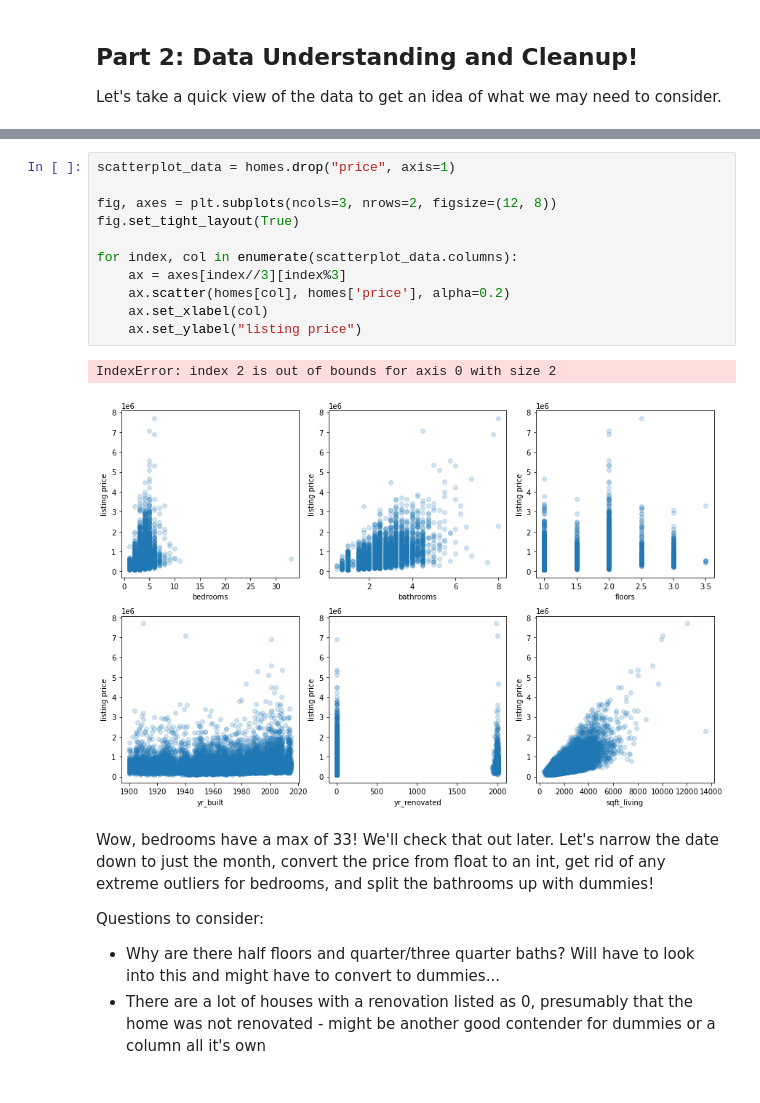
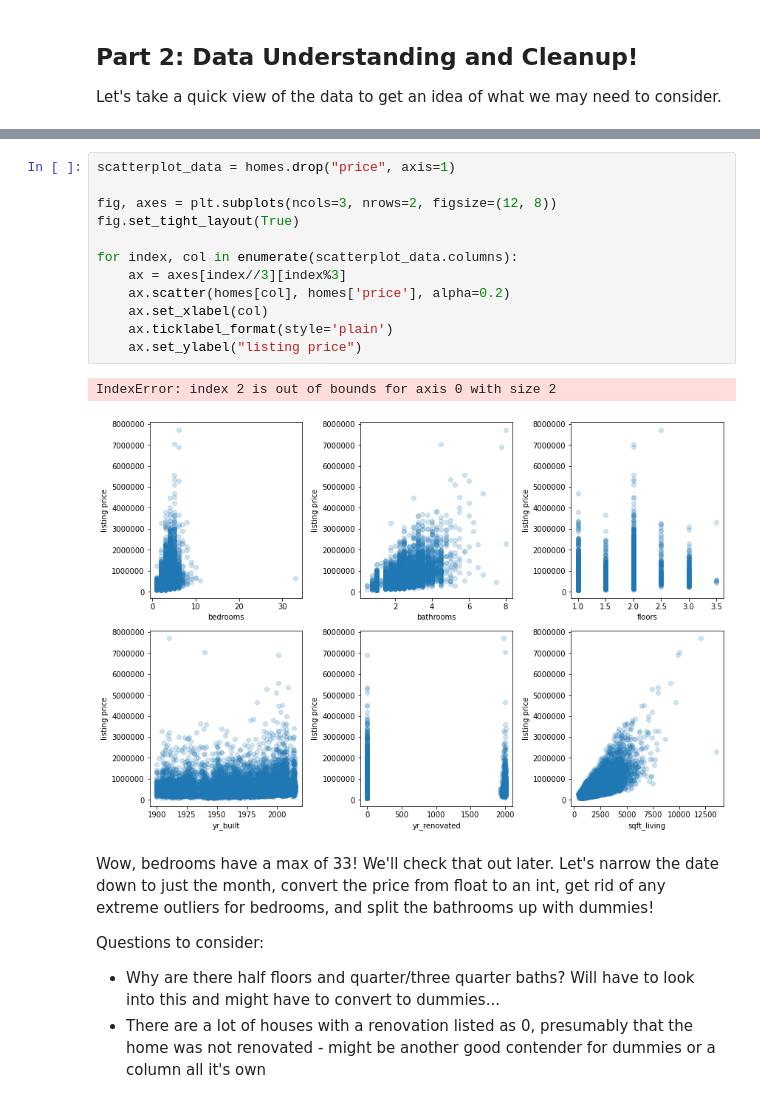
Before and after one commit to evamizer/phase-2-project, a Jupyter notebook: student.ipynb, the cells around one changed output, grey strips where cells are left out. Saved outputs shown, nothing was run; the diff lists cells and outputs as text.

```diff
--- a/student.ipynb
+++ b/student.ipynb
@@ -219,17 +218,18 @@ homes.describe()
 # %%
 scatterplot_data = homes.drop("price", axis=1)
 
 fig, axes = plt.subplots(ncols=3, nrows=2, figsize=(12, 8))
 fig.set_tight_layout(True)
 
 for index, col in enumerate(scatterplot_data.columns):
     ax = axes[index//3][index%3]
     ax.scatter(homes[col], homes['price'], alpha=0.2)
     ax.set_xlabel(col)
+    ax.ticklabel_format(style='plain')
     ax.set_ylabel("listing price")
 # %% [output]
 IndexError: index 2 is out of bounds for axis 0 with size 2
-[figure, old version]
+[figure, new version]
 # %% [markdown]
 Wow, bedrooms have a max of 33! We'll check that out later. Let's narrow the date down to just the month, convert the price from float to an int, get rid of any extreme outliers for bedrooms, and split the bathrooms up with dummies!
 
```
Also changed, not shown: parts of 86 cells of this notebook.
